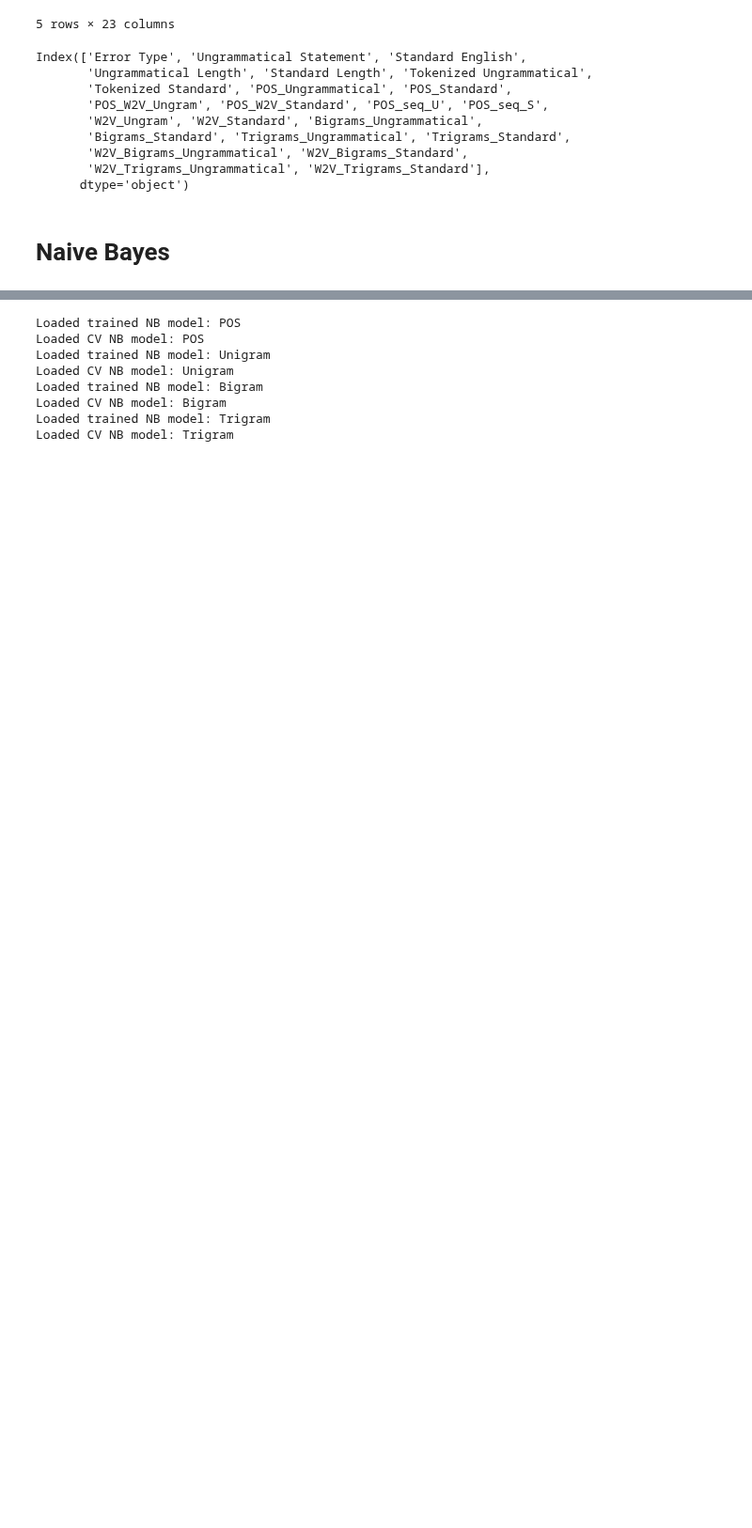
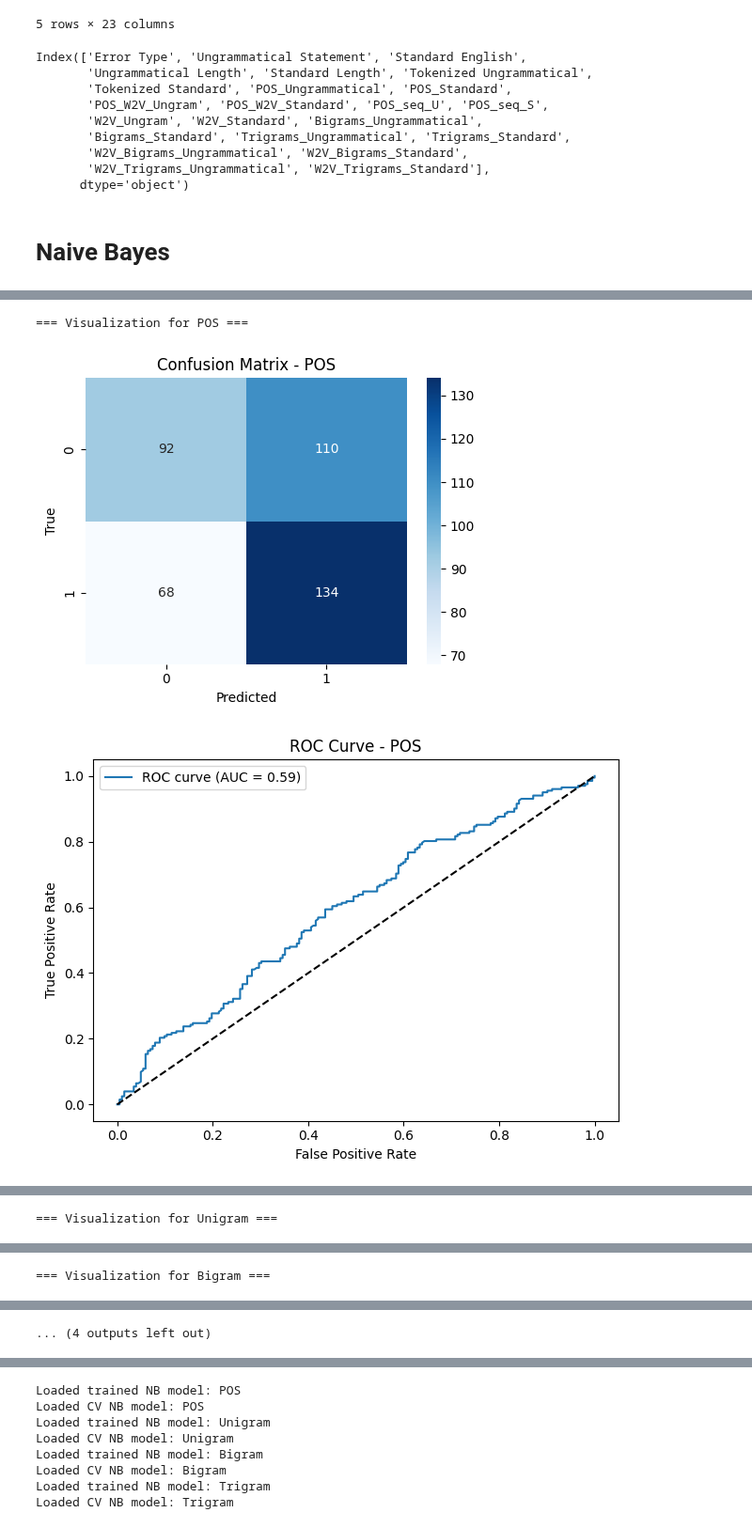
Before and after one commit to Mariam-Elbishbeashy/Grammar-Autocorrection-NLP, a Jupyter notebook: ML_Grammar_Autocorrection_df1.ipynb, the cells around one changed output, grey strips where cells are left out. Shown at 94% size. Saved outputs shown, nothing was run; the diff lists cells and outputs as text; code cells hidden in the pictures; blank space fills up the shorter version.

Commit message:
XGBoost and NB visualizations

```diff
--- a/ML_Grammar_Autocorrection_df1.ipynb
+++ b/ML_Grammar_Autocorrection_df1.ipynb
@@ -146,2 +148,62 @@ weighted avg     0.4798    0.4802    0.4773       404
 
 Saved model to saved_models/Trigram_nb_pipeline.pkl
+# %%
+# Define the embedding types you want to visualize
+embedding_types = ['POS', 'Unigram', 'Bigram', 'Trigram']
+
+# Load models and visualize
+for name in embedding_types:
+    print(f"\n=== Visualization for {name} ===")
+
+    # Load the model
+    model_path = os.path.join(save_dir, f"{name}_CV_nb_pipeline.pkl")
+    pipe = joblib.load(model_path)
+
+    # Rebuild data
+    ug_col, st_col = embedding_experiments[name]
+    pipe_, X_df, y = make_embedding_pipeline_nb(ug_col, st_col)
+
+    # Use 10% of data for visualization as test set
+    _, X_te, _, y_te = train_test_split(X_df, y, test_size=0.1, stratify=y, random_state=42)
+    preds = pipe.predict(X_te)
+    probs = pipe.predict_proba(X_te)[:, 1]
+
+    # Confusion Matrix
+    cm = confusion_matrix(y_te, preds)
+    plt.figure(figsize=(5, 4))
+    sns.heatmap(cm, annot=True, fmt='d', cmap='Blues')
+    plt.title(f'Confusion Matrix - {name}')
+    plt.xlabel('Predicted')
+    plt.ylabel('True')
+    plt.tight_layout()
+    plt.savefig(os.path.join(save_dir, f"{name}_confusion_matrix.png"))
+    plt.show()
+
+    # ROC Curve
+    fpr, tpr, _ = roc_curve(y_te, probs)
+    roc_auc = auc(fpr, tpr)
+    plt.figure()
+    plt.plot(fpr, tpr, label=f'ROC curve (AUC = {roc_auc:.2f})')
+    plt.plot([0, 1], [0, 1], 'k--')
+    plt.title(f'ROC Curve - {name}')
+    plt.xlabel('False Positive Rate')
+    plt.ylabel('True Positive Rate')
+    plt.legend()
+    plt.tight_layout()
+    plt.savefig(os.path.join(save_dir, f"{name}_roc_curve.png"))
+    plt.show()
+
+    precision, recall, _ = precision_recall_curve(y_te, probs)
+    plt.figure()
+    plt.plot(recall, precision, label="Precision-Recall curve")
+    plt.xlabel("Recall")
+    plt.ylabel("Precision")
+    plt.title(f"Precision-Recall Curve - {name}")
+    plt.legend()
+    plt.tight_layout()
+    plt.savefig(os.path.join(save_dir, f"{name}_precision_recall_curve.png"))
+    plt.show()
+# %% [output]
+=== Visualization for POS ===
+[figure, added]
+[figure, added]
@@ -147,0 +211 @@ Saved model to saved_models/Trigram_nb_pipeline.pkl
+=== Visualization for Unigram ===
@@ -147,0 +215 @@ Saved model to saved_models/Trigram_nb_pipeline.pkl
+=== Visualization for Bigram ===
@@ -148 +219,2 @@ Saved model to saved_models/Trigram_nb_pipeline.pkl
+... (4 outputs left out)
 # %%
```
Also changed, not shown: parts of 16 cells of this notebook.
